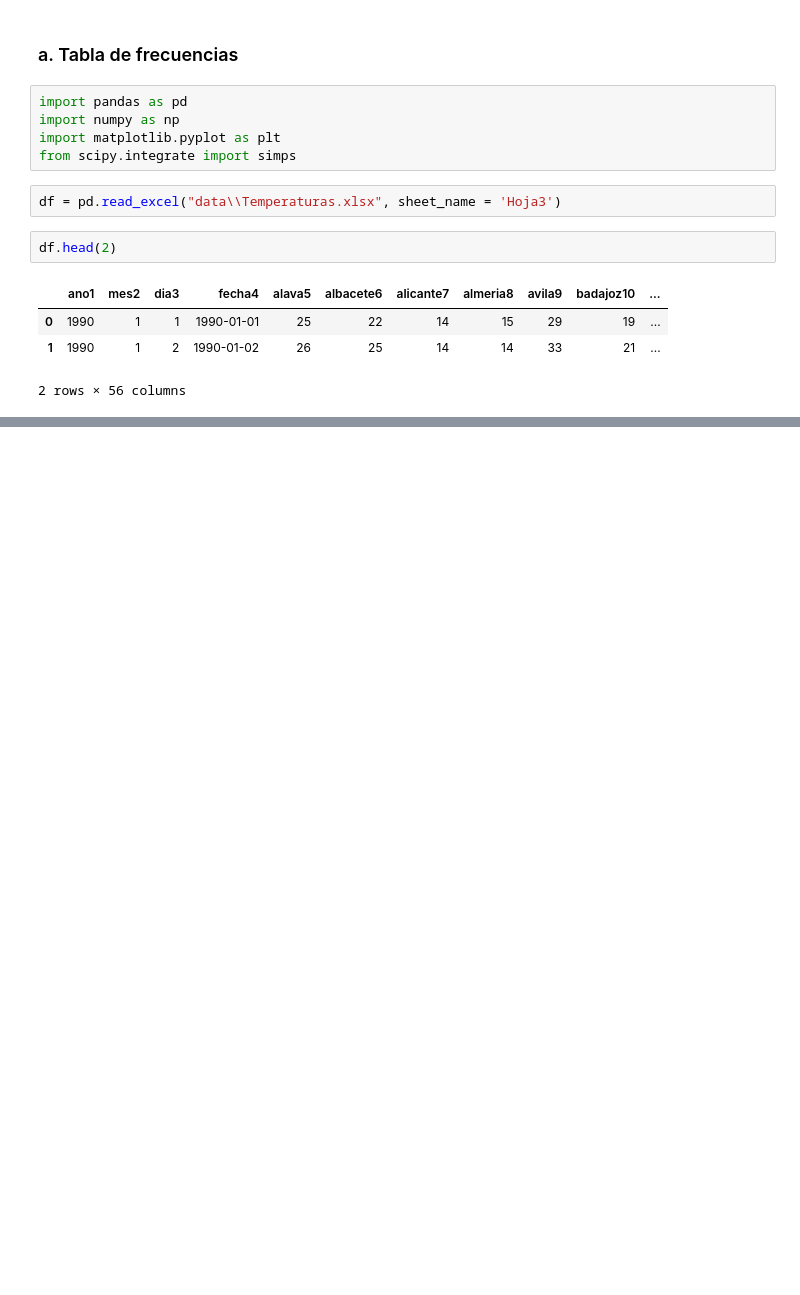
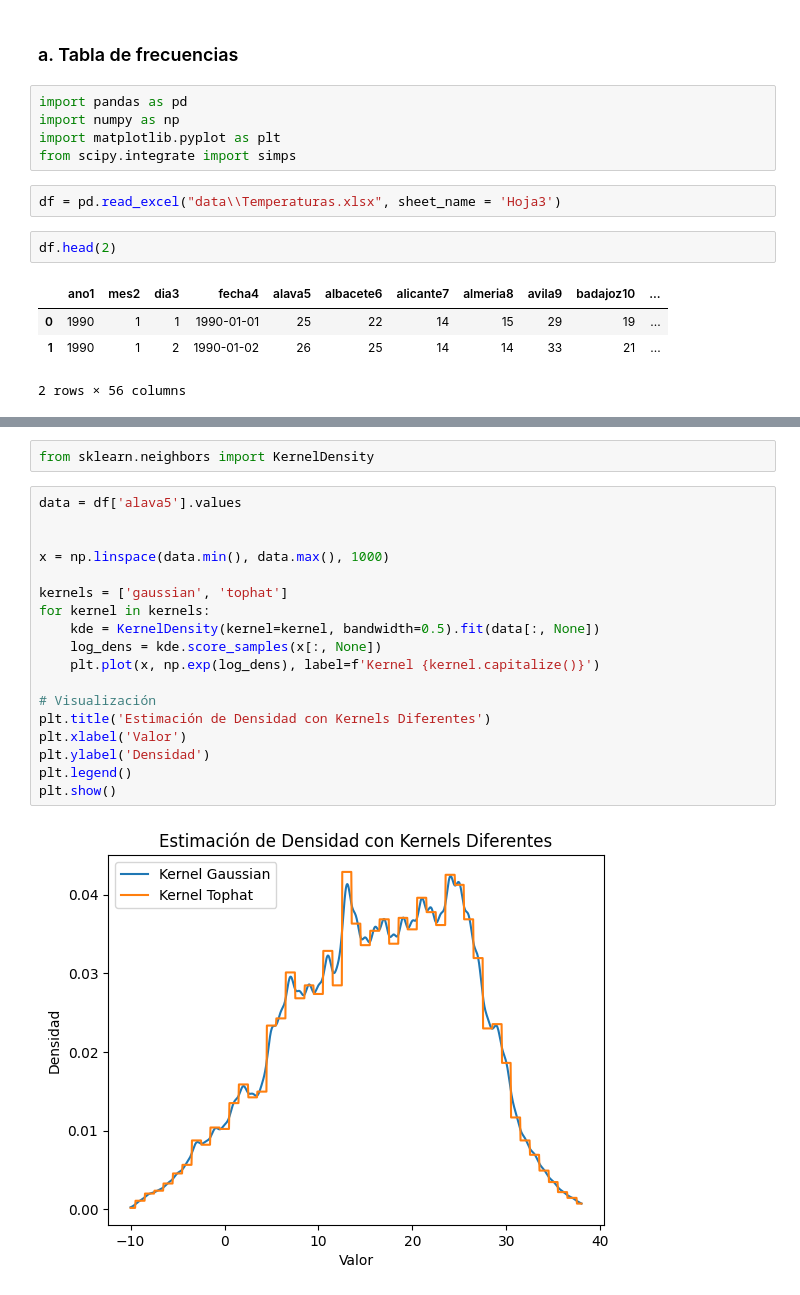
Before and after one commit to stijopa/ENP_Taller_2, a Jupyter notebook: Taller_2.ipynb, the cells around one changed output, grey strips where cells are left out. Saved outputs shown, nothing was run; the diff lists cells and outputs as text; blank space fills up the shorter version.

```diff
--- a/Taller_2.ipynb
+++ b/Taller_2.ipynb
@@ -42,0 +63,22 @@ plt.show()
+# %%
+from sklearn.neighbors import KernelDensity
+# %%
+data = df['alava5'].values
+
+
+x = np.linspace(data.min(), data.max(), 1000)
+
+kernels = ['gaussian', 'tophat']
+for kernel in kernels:
+    kde = KernelDensity(kernel=kernel, bandwidth=0.5).fit(data[:, None])
+    log_dens = kde.score_samples(x[:, None])
+    plt.plot(x, np.exp(log_dens), label=f'Kernel {kernel.capitalize()}')
+
+# Visualización
+plt.title('Estimación de Densidad con Kernels Diferentes')
+plt.xlabel('Valor')
+plt.ylabel('Densidad')
+plt.legend()
+plt.show()
+# %% [output]
+[figure, added]
```
Also changed, not shown: parts of 4 cells of this notebook.
